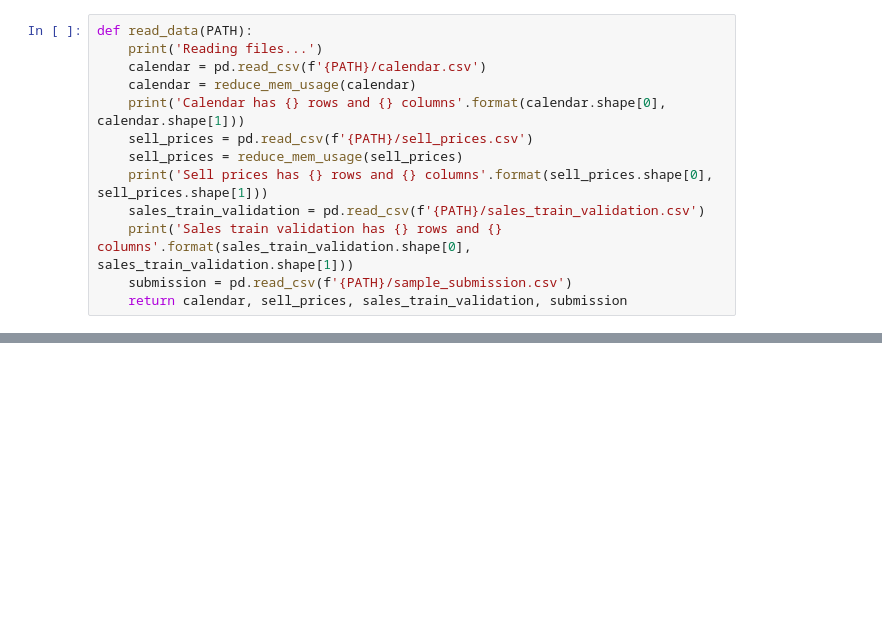
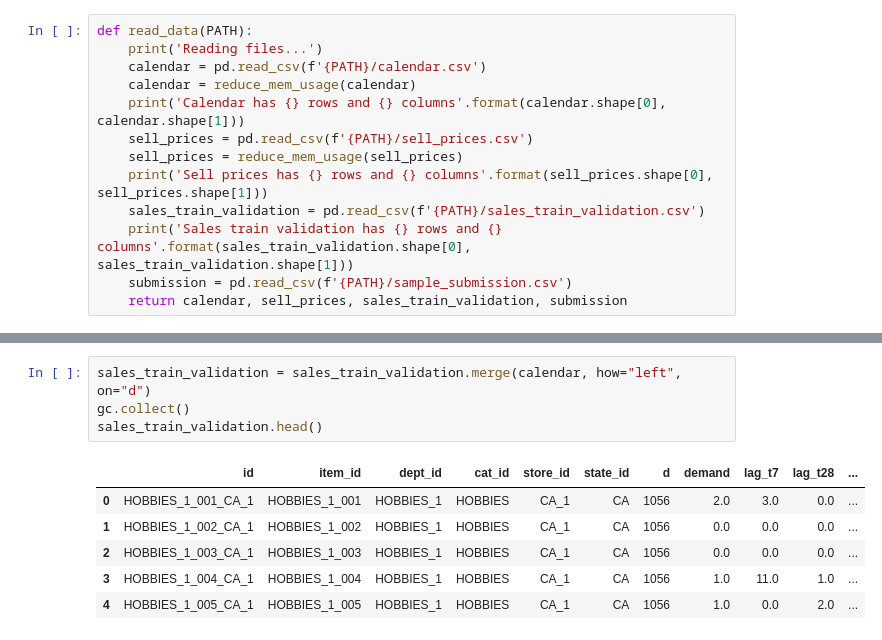
Before and after one commit to ikyath/M5-Forecasting-Accuracy-Kaggle, a Jupyter notebook: M5Forecasting&Accuracy.ipynb, the cells around one changed output, grey strips where cells are left out. Drawn from its saved outputs; the diff is of its cells as text; blank space fills up the shorter version.

```diff
--- a/M5Forecasting&Accuracy.ipynb
+++ b/M5Forecasting&Accuracy.ipynb
@@ -124,0 +208,11 @@ Sales train validation has 30490 rows and 1919 columns
+# %%
+sales_train_validation = sales_train_validation.merge(calendar, how="left", on="d")
+gc.collect()
+sales_train_validation.head()
+# %% [output]
+|  | id | item_id | dept_id | cat_id | store_id | state_id | d | demand | lag_t7 | lag_t28 | ... |
+| 0 | HOBBIES_1_001_CA_1 | HOBBIES_1_001 | HOBBIES_1 | HOBBIES | CA_1 | CA | 1056 | 2.0 | 3.0 | 0.0 | ... |
+| 1 | HOBBIES_1_002_CA_1 | HOBBIES_1_002 | HOBBIES_1 | HOBBIES | CA_1 | CA | 1056 | 0.0 | 0.0 | 0.0 | ... |
+| 2 | HOBBIES_1_003_CA_1 | HOBBIES_1_003 | HOBBIES_1 | HOBBIES | CA_1 | CA | 1056 | 0.0 | 0.0 | 0.0 | ... |
+| 3 | HOBBIES_1_004_CA_1 | HOBBIES_1_004 | HOBBIES_1 | HOBBIES | CA_1 | CA | 1056 | 1.0 | 11.0 | 1.0 | ... |
+| 4 | HOBBIES_1_005_CA_1 | HOBBIES_1_005 | HOBBIES_1 | HOBBIES | CA_1 | CA | 1056 | 1.0 | 0.0 | 2.0 | ... |
```
Also changed, not shown: parts of 43 cells of this notebook.
